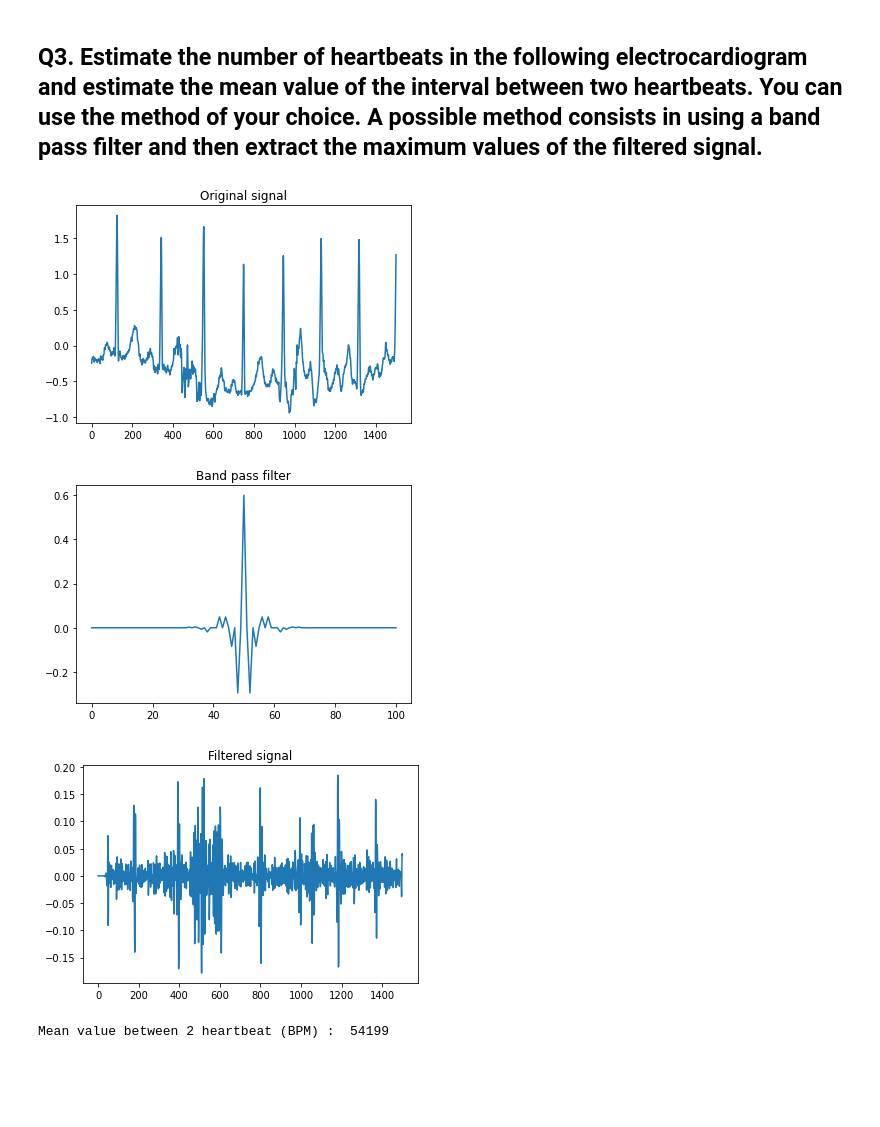
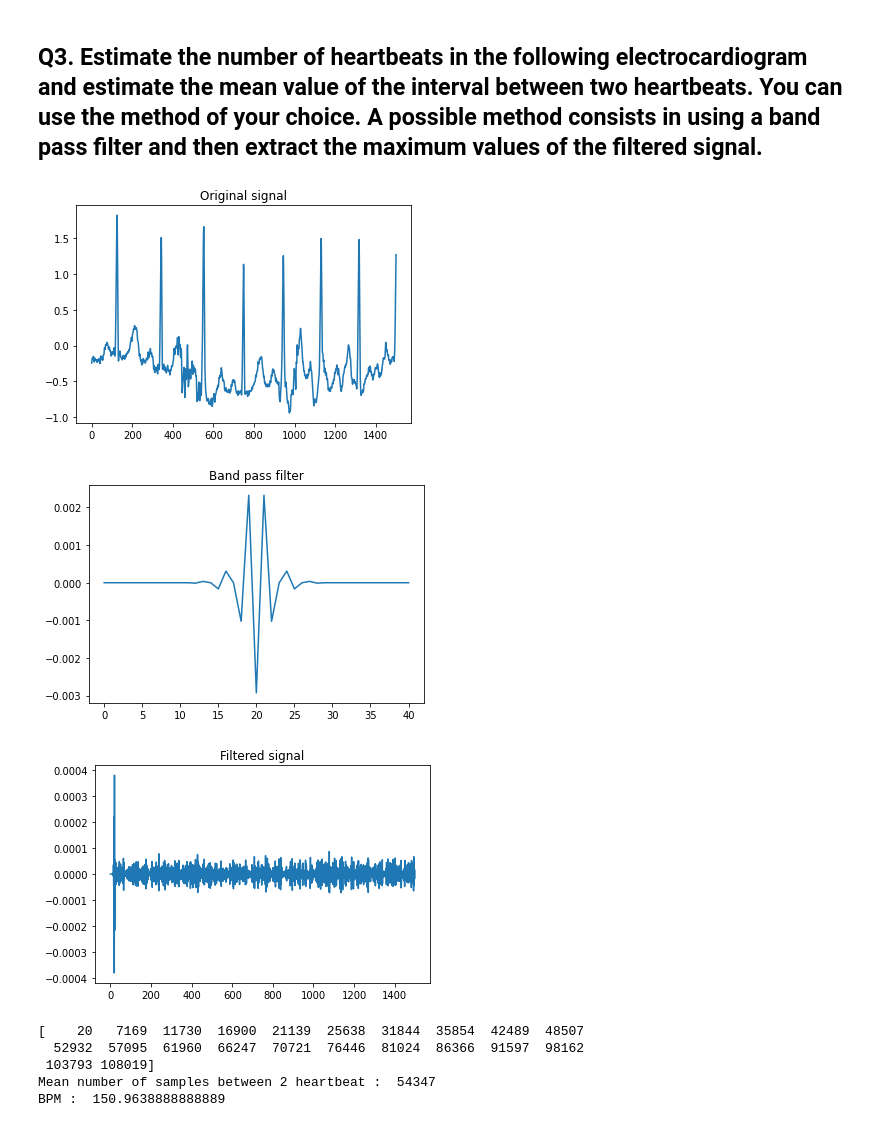
Before and after one commit to guillaume-haerinck/imac-tp-signal, a Jupyter notebook: m2-semestre1/TD4/TD3 Spectral Analysis and Filtering-Exercise.ipynb, the cells around one changed output. Drawn from its saved outputs; the diff is of its cells as text; code cells hidden in the pictures; blank space fills up the shorter version.

```diff
--- a/m2-semestre1/TD4/TD3 Spectral Analysis and Filtering-Exercise.ipynb
+++ b/m2-semestre1/TD4/TD3 Spectral Analysis and Filtering-Exercise.ipynb
@@ -405,9 +405,9 @@ plt.show()
 # %%
 import statistics
 
-fL = 0.1  # Cutoff frequency as a fraction of the sampling rate (in (0, 0.5)).
-fH = 0.4  # Cutoff frequency as a fraction of the sampling rate (in (0, 0.5)).
-b = 0.08  # Transition band, as a fraction of the sampling rate (in (0, 0.5)).
+fL = 60 - 1 / 0.3  # Cutoff frequency as a fraction of the sampling rate (in (0, 0.5)).
+fH = 60 + 1 / 0.3  # Cutoff frequency as a fraction of the sampling rate (in (0, 0.5)).
+b = 0.2  # Transition band, as a fraction of the sampling rate (in (0, 0.5)).
 
 def band_pass():
     N = int(np.ceil((4 / b)))
@@ -421,35 +421,41 @@ def band_pass():
 
     # Compute a high-pass filter with cutoff frequency fL.
     hhpf = np.sinc(2 * fL * (n - (N - 1) / 2))
     hhpf *= np.blackman(N)
     hhpf = hhpf / np.sum(hhpf)
     hhpf = -hhpf
     hhpf[(N - 1) // 2] += 1
 
     # Convolve both filters.
     return np.convolve(hlpf, hhpf)
 
 ### simple plot.
 width = 1500
 plt.title("Original signal")
 plt.plot(ecg[:width])
 plt.show()
 
 h = band_pass()
 plt.title("Band pass filter")
 plt.plot(h)
 plt.show()
 
 s = np.convolve(ecg, h)
 plt.title("Filtered signal")
 plt.plot(s[:width])
 plt.show()
 
-peaksS, propS = sig.find_peaks(s)
+peaksS, propS = sig.find_peaks(s, distance=4000)
+print(peaksS)
 meanVal = statistics.mean(peaksS)
-print("Mean value between 2 heartbeat (BPM) : ", meanVal)
+print("Mean number of samples between 2 heartbeat : ", meanVal)
+print("BPM : ", meanVal / fs)
 # %% [output]
 [figure]
-[figure, old version]
+[figure, new version]
-[figure, old version]
+[figure, new version]
-Mean value between 2 heartbeat (BPM) :  54199
+[    20   7169  11730  16900  21139  25638  31844  35854  42489  48507
+  52932  57095  61960  66247  70721  76446  81024  86366  91597  98162
+ 103793 108019]
+Mean number of samples between 2 heartbeat :  54347
+BPM :  150.9638888888889
```
